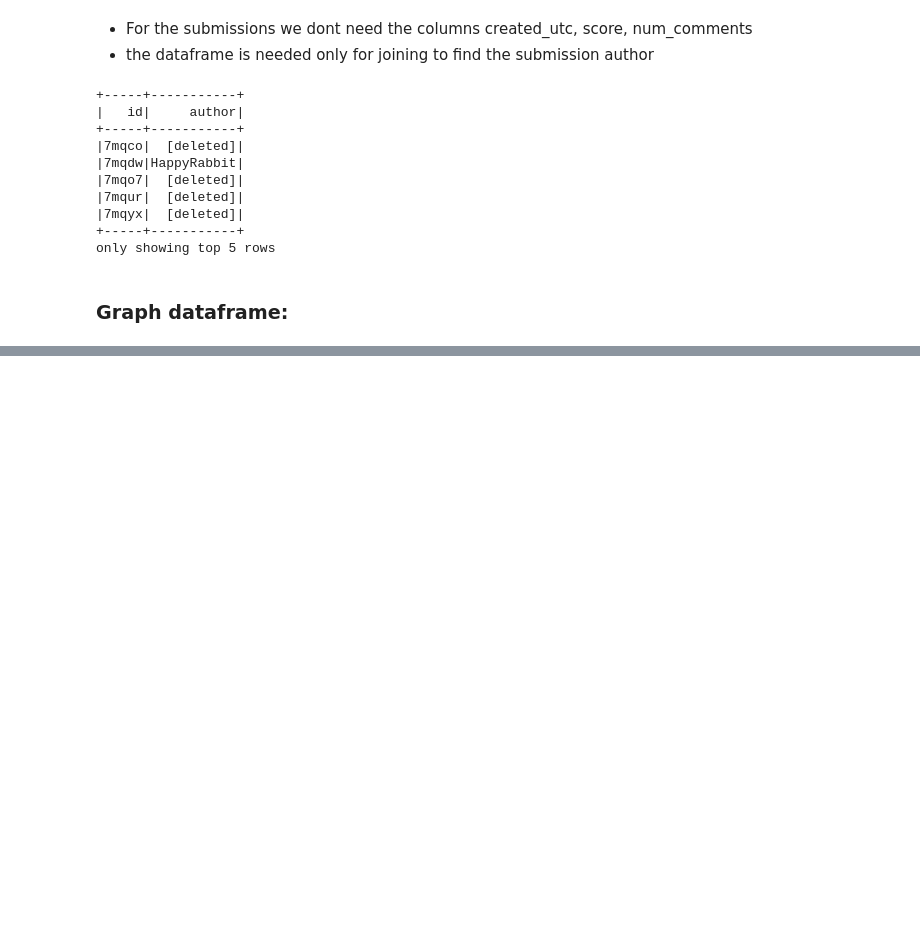
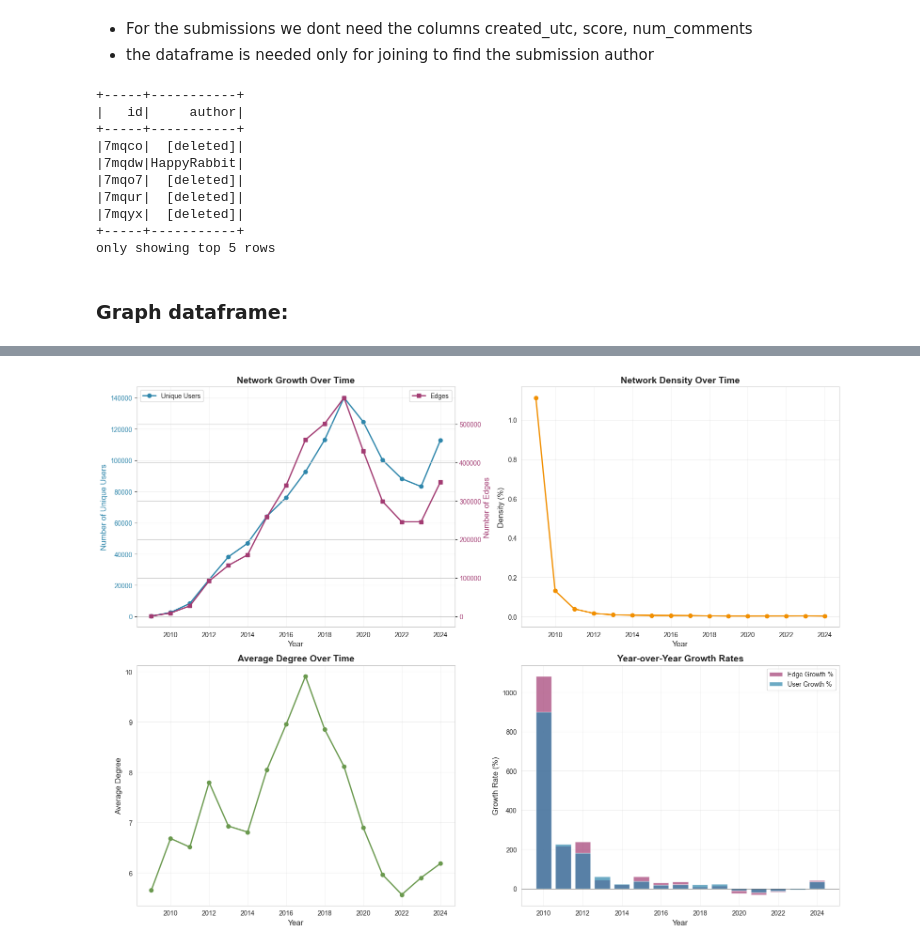
Before and after one commit to hamza-rx12/depression-network-analysis, a Jupyter notebook: analysis.ipynb, the cells around one changed output, grey strips where cells are left out. Drawn from its saved outputs; the diff is of its cells as text; code cells hidden in the pictures; blank space fills up the shorter version.

Commit message:
build graph and compute metrics for a single year data

```diff
--- a/analysis.ipynb
+++ b/analysis.ipynb
@@ -199,7 +232,7 @@ comment_replies.show(5)
 only showing top 5 rows
 # %%
 edges = comments_to_posts.union(comment_replies) \
-    .filter((F.col("source") != "[deleted]") & (F.col("target") != "[deleted]") & (F.col("source") != F.col("target"))) \
+    .filter((F.col("source") != "[deleted]") & (F.col("target") != "[deleted]") & (F.col("source") != F.col("target")) & (F.col("year") < 2025)) \
     .orderBy("timestamp")
 
 edges.show(10)
@@ -245,0 +331,17 @@ stats.show()
+# %%
+# Collect to Pandas (small data - only 17 rows)
+df_yearly = yearly_stats.toPandas()
+df_yearly = df_yearly.sort_values("year").reset_index(drop=True)
+# Calculate derived metrics
+df_yearly['avg_degree'] = (2 * df_yearly['num_edges']) / df_yearly['num_unique_users']
+df_yearly['density'] = df_yearly['num_edges'] / (df_yearly['num_unique_users'] * (df_yearly['num_unique_users'] - 1))
+
+# Format density as percentage for readability
+df_yearly['density_pct'] = df_yearly['density'] * 100
+
+# Display the complete table
+print("\n" + "="*80)
+print("COMPLETE YEARLY STATISTICS")
+print("="*80)
+print(df_yearly.to_string(index=False))
+print("="*80)
@@ -245,0 +366,64 @@ stats.show()
+# %%
+# Create figure with subplots
+fig, axes = plt.subplots(2, 2, figsize=(16, 12))
+
+# Plot 1: Network Growth (Nodes and Edges)
+ax1 = axes[0, 0]
+ax1_twin = ax1.twinx()
+
+ax1.plot(df_yearly['year'], df_yearly['num_unique_users'],
+         marker='o', linewidth=2, markersize=6, color='#2E86AB', label='Unique Users')
+ax1_twin.plot(df_yearly['year'], df_yearly['num_edges'],
+              marker='s', linewidth=2, markersize=6, color='#A23B72', label='Edges')
+
+ax1.set_xlabel('Year', fontsize=12)
+ax1.set_ylabel('Number of Unique Users', fontsize=12, color='#2E86AB')
+ax1_twin.set_ylabel('Number of Edges', fontsize=12, color='#A23B72')
+ax1.tick_params(axis='y', labelcolor='#2E86AB')
+ax1_twin.tick_params(axis='y', labelcolor='#A23B72')
+ax1.set_title('Network Growth Over Time', fontsize=14, fontweight='bold')
+ax1.grid(True, alpha=0.3)
+ax1.legend(loc='upper left')
+ax1_twin.legend(loc='upper right')
+
+# Plot 2: Density Evolution
+ax2 = axes[0, 1]
+ax2.plot(df_yearly['year'], df_yearly['density_pct'],
+         marker='o', linewidth=2, markersize=6, color='#F18F01')
+ax2.set_xlabel('Year', fontsize=12)
+ax2.set_ylabel('Density (%)', fontsize=12)
+ax2.set_title('Network Density Over Time', fontsize=14, fontweight='bold')
+ax2.grid(True, alpha=0.3)
+
+# Plot 3: Average Degree
+ax3 = axes[1, 0]
+ax3.plot(df_yearly['year'], df_yearly['avg_degree'],
+         marker='o', linewidth=2, markersize=6, color='#6A994E')
+ax3.set_xlabel('Year', fontsize=12)
+ax3.set_ylabel('Average Degree', fontsize=12)
+ax3.set_title('Average Degree Over Time', fontsize=14, fontweight='bold')
+ax3.grid(True, alpha=0.3)
+
+# Plot 4: Year-over-Year Growth Rate
+ax4 = axes[1, 1]
+df_yearly['edge_growth_pct'] = df_yearly['num_edges'].pct_change() * 100
+df_yearly['user_growth_pct'] = df_yearly['num_unique_users'].pct_change() * 100
+
+ax4.bar(df_yearly['year'][1:], df_yearly['edge_growth_pct'][1:],
+        alpha=0.7, label='Edge Growth %', color='#A23B72')
+ax4.bar(df_yearly['year'][1:], df_yearly['user_growth_pct'][1:],
+        alpha=0.7, label='User Growth %', color="#2E86AB")
+ax4.set_xlabel('Year', fontsize=12)
+ax4.set_ylabel('Growth Rate (%)', fontsize=12)
+ax4.set_title('Year-over-Year Growth Rates', fontsize=14, fontweight='bold')
+ax4.axhline(y=0, color='black', linestyle='-', linewidth=0.5)
+ax4.legend()
+ax4.grid(True, alpha=0.3)
+
+plt.tight_layout()
+plt.savefig('network_evolution_overview.png', dpi=300, bbox_inches='tight')
+plt.show()
+
+print("\nVisualization saved as 'network_evolution_overview.png'")
+# %% [output]
+[figure, added]
```
Also changed, not shown: parts of 47 cells of this notebook, 3 other files.
